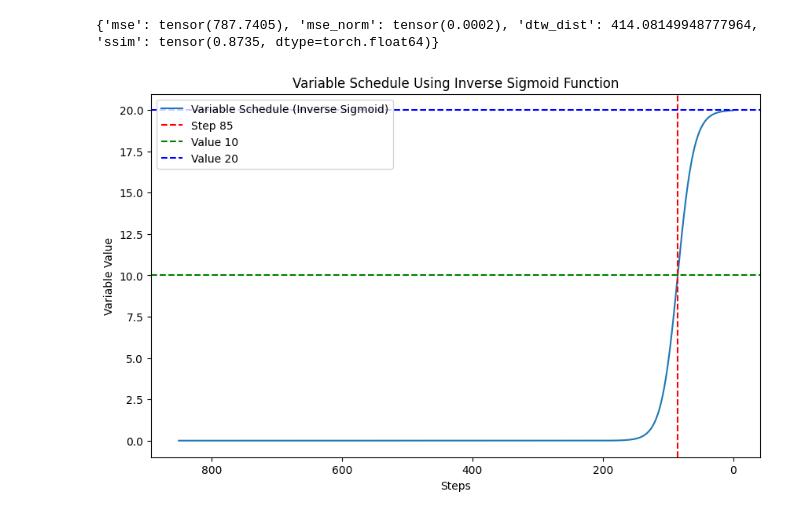
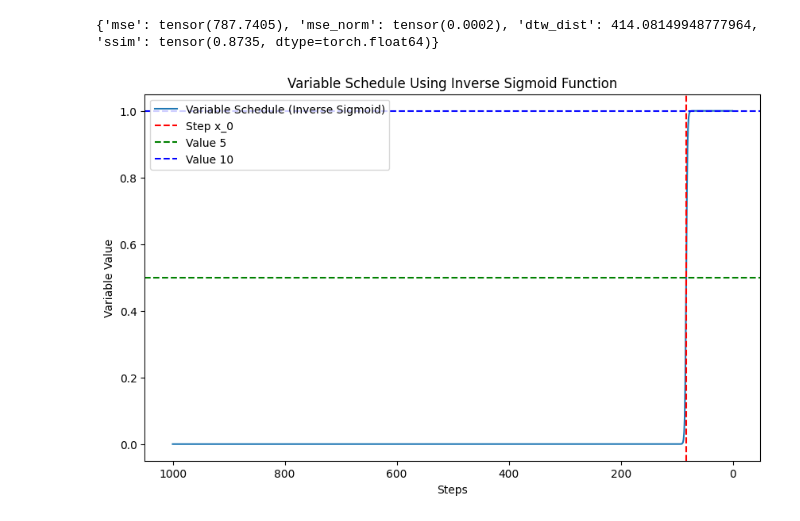
Before and after one commit to Jechmate/diffAE-elibeams, a Jupyter notebook: test.ipynb, the cells around one changed output. Saved outputs shown, nothing was run; the diff lists cells and outputs as text; code cells hidden in the pictures.

```diff
--- a/test.ipynb
+++ b/test.ipynb
@@ -335,28 +335,28 @@ set_gain_all(Path("data/with_gain"), Path("data/gain50"))
 # %%
 import numpy as np
 import matplotlib.pyplot as plt
-noise_steps = 850
+noise_steps = 1000
 # Define the step range
 steps = np.arange(noise_steps, 0, -1)  # From 850 to 85
 
 # Define sigmoid function parameters
-x_0 = noise_steps/10  # Center point of the sigmoid, chosen to ensure the steep increase happens around step 85
-k = 0.08  # Steepness of the curve
+x_0 = noise_steps/12  # Center point of the sigmoid, chosen to ensure the steep increase happens around step 85
+k = 0.9  # Steepness of the curve
+scale = 1
 
-
-inverse_sigmoid_schedule = 20 - (20 / (1 + np.exp(-k * (steps - x_0))))
+inverse_sigmoid_schedule = scale - (scale / (1 + np.exp(-k * (steps - x_0))))
 
 # Plotting the inverted sigmoid schedule
 plt.figure(figsize=(10, 6))
 plt.plot(steps, inverse_sigmoid_schedule, label='Variable Schedule (Inverse Sigmoid)')
 plt.xlabel('Steps')
 plt.ylabel('Variable Value')
 plt.title('Variable Schedule Using Inverse Sigmoid Function')
-plt.axvline(x=85, color='r', linestyle='--', label='Step 85')
-plt.axhline(y=10, color='g', linestyle='--', label='Value 10')
-plt.axhline(y=20, color='b', linestyle='--', label='Value 20')
+plt.axvline(x=x_0, color='r', linestyle='--', label='Step x_0')
+plt.axhline(y=scale/2, color='g', linestyle='--', label='Value 5')
+plt.axhline(y=scale, color='b', linestyle='--', label='Value 10')
 plt.legend()
 plt.gca().invert_xaxis()  # Invert x-axis to show the decreasing steps correctly
 plt.show()
 # %% [output]
-[figure, old version]
+[figure, new version]
```
Also changed, not shown: parts of 6 cells of this notebook, 21 other files.
